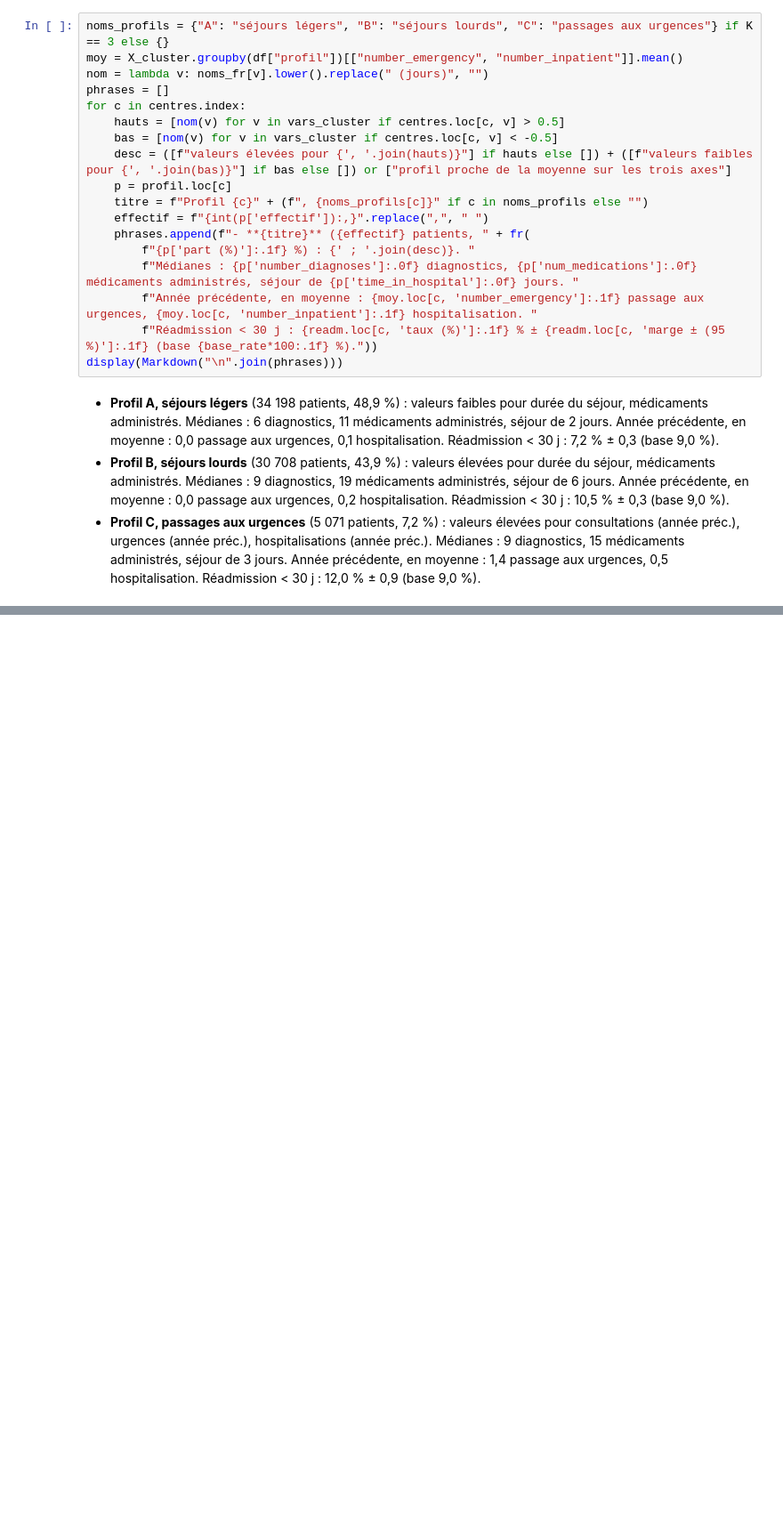
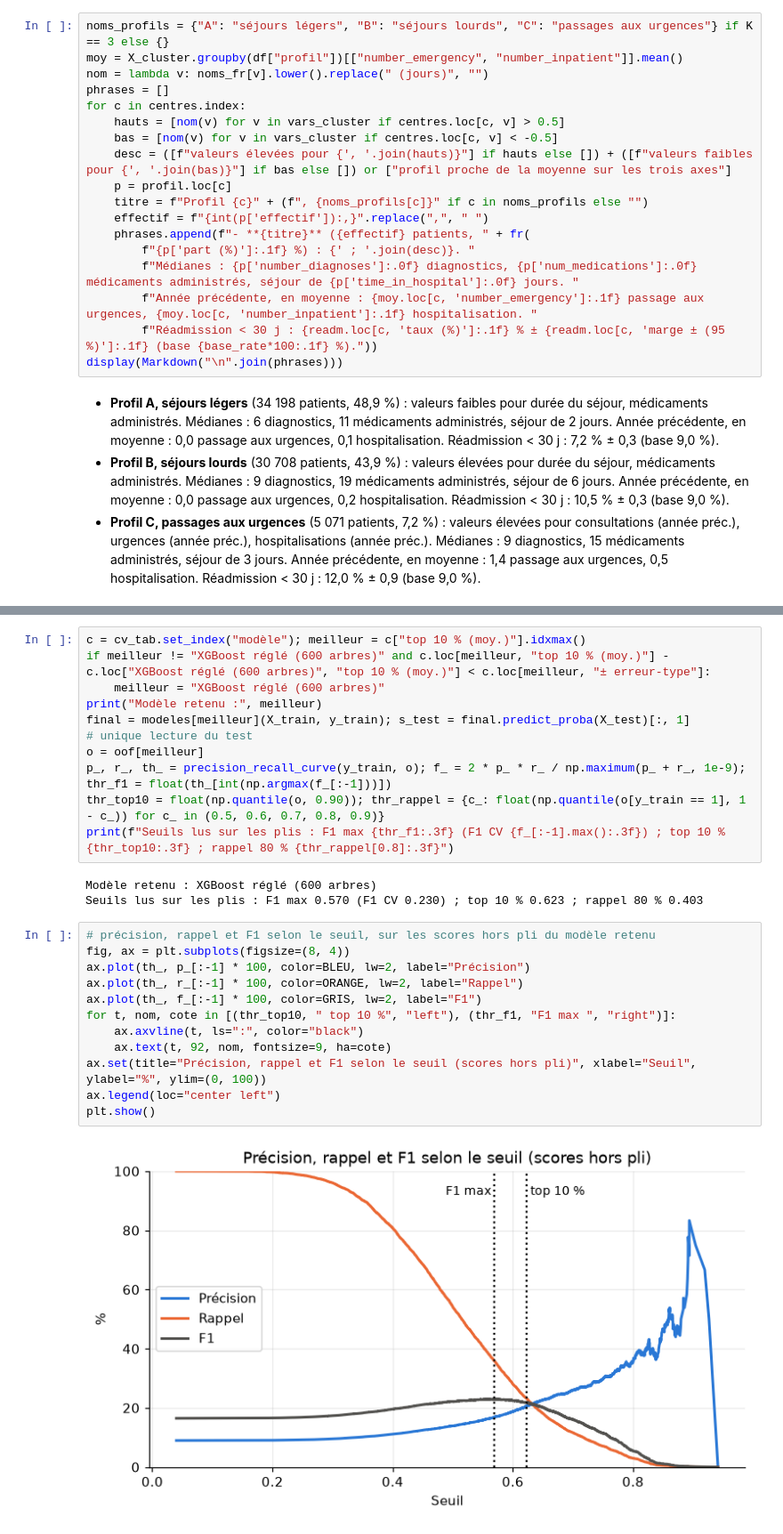
Before and after one commit to YoussefAbbes/notebook-dynamika-diabetes, a Jupyter notebook: analysis/notebook_diabetes_dynamika.ipynb, the cells around one changed output, grey strips where cells are left out. Shown at 89% size. Drawn from its saved outputs; the diff is of its cells as text; blank space fills up the shorter version.

```diff
--- a/analysis/notebook_diabetes_dynamika.ipynb
+++ b/analysis/notebook_diabetes_dynamika.ipynb
@@ -634,0 +765,27 @@ display(Markdown("\n".join(phrases)))
+# %%
+c = cv_tab.set_index("modèle"); meilleur = c["top 10 % (moy.)"].idxmax()
+if meilleur != "XGBoost réglé (600 arbres)" and c.loc[meilleur, "top 10 % (moy.)"] - c.loc["XGBoost réglé (600 arbres)", "top 10 % (moy.)"] < c.loc[meilleur, "± erreur-type"]:
+    meilleur = "XGBoost réglé (600 arbres)"
+print("Modèle retenu :", meilleur)
+final = modeles[meilleur](X_train, y_train); s_test = final.predict_proba(X_test)[:, 1]          # unique lecture du test
+o = oof[meilleur]
+p_, r_, th_ = precision_recall_curve(y_train, o); f_ = 2 * p_ * r_ / np.maximum(p_ + r_, 1e-9); thr_f1 = float(th_[int(np.argmax(f_[:-1]))])
+thr_top10 = float(np.quantile(o, 0.90)); thr_rappel = {c_: float(np.quantile(o[y_train == 1], 1 - c_)) for c_ in (0.5, 0.6, 0.7, 0.8, 0.9)}
+print(f"Seuils lus sur les plis : F1 max {thr_f1:.3f} (F1 CV {f_[:-1].max():.3f}) ; top 10 % {thr_top10:.3f} ; rappel 80 % {thr_rappel[0.8]:.3f}")
+# %% [output]
+Modèle retenu : XGBoost réglé (600 arbres)
+Seuils lus sur les plis : F1 max 0.570 (F1 CV 0.230) ; top 10 % 0.623 ; rappel 80 % 0.403
+# %%
+# précision, rappel et F1 selon le seuil, sur les scores hors pli du modèle retenu
+fig, ax = plt.subplots(figsize=(8, 4))
+ax.plot(th_, p_[:-1] * 100, color=BLEU, lw=2, label="Précision")
+ax.plot(th_, r_[:-1] * 100, color=ORANGE, lw=2, label="Rappel")
+ax.plot(th_, f_[:-1] * 100, color=GRIS, lw=2, label="F1")
+for t, nom, cote in [(thr_top10, " top 10 %", "left"), (thr_f1, "F1 max ", "right")]:
+    ax.axvline(t, ls=":", color="black")
+    ax.text(t, 92, nom, fontsize=9, ha=cote)
+ax.set(title="Précision, rappel et F1 selon le seuil (scores hors pli)", xlabel="Seuil", ylabel="%", ylim=(0, 100))
+ax.legend(loc="center left")
+plt.show()
+# %% [output]
+[figure, added]
```
Also changed, not shown: parts of 14 cells of this notebook, 1 other file.
